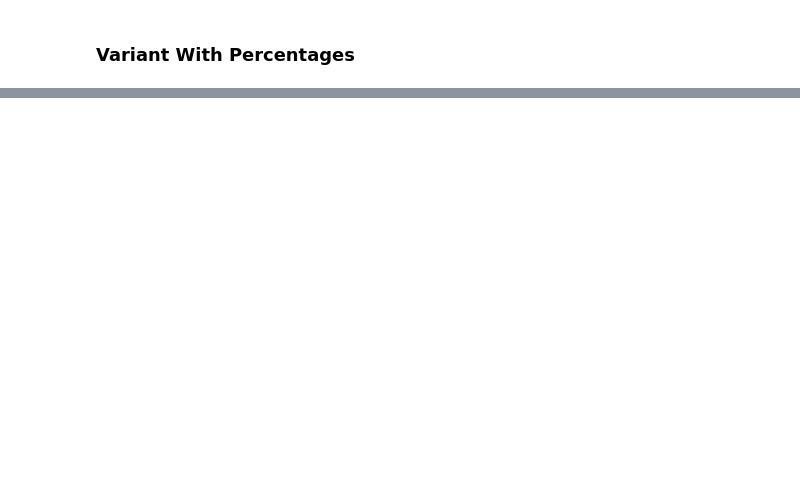
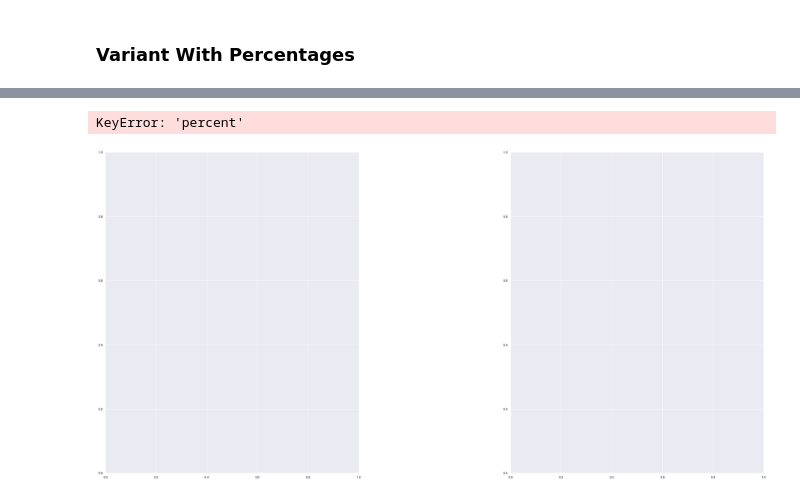
Before and after one commit to haleyej/ala_470_proj, a Jupyter notebook: viz.ipynb, the cells around one changed output, grey strips where cells are left out. Cells and saved outputs as stored; diff of their text form; code cells hidden in the pictures; blank space fills up the shorter version.

```diff
--- a/viz.ipynb
+++ b/viz.ipynb
@@ -330,0 +347,36 @@ df['text_normalized'].str.match(r"obama").sum()
+# %%
+fig, axes = plt.subplots(1, 2)
+fig.set_size_inches(40, 20)
+fig.subplots_adjust(hspace = 0.4, wspace = 0.6)
+
+for i, ax in enumerate(axes.flatten()):
+    if i == 7:
+        break
+    dfs = []
+    for t in types:
+        matches = {}
+        matches_df = df[df['type'] == t]
+
+        for label, target in targets:
+            amount = matches_df['text_normalized'].str.contains(r"{}".format(target)).sum()
+            matches[label] = amount
+
+#         matches = {k:v for k, v in matches.items() if v > 0.01}
+        temp = pd.DataFrame(matches.items(), columns = ['entity', t])
+        dfs.append(temp)
+
+    pcts = pd.concat(dfs)
+#     temp = temp.sort_values(['percent'], ascending = False)
+
+    grid = sns.barplot(x = pcts['percent'], y = pcts['entity'], hue = pcts['type'], ax = ax)
+
+    grid.tick_params(labelsize = 20)
+    grid.set_ylabel('Entities', fontsize = 25)
+    grid.set_xlabel('Percentage of Articles',  fontsize = 25)
+    grid.set_title(f"Type: {t}", fontsize = 25)
+fig.suptitle("Most Common Things Mentioned in Fake News Articles by Type", fontsize = 35)
+
+fig.delaxes(ax)
+# %% [output]
+KeyError: 'percent'
+[figure, added]
```
Also changed, not shown: parts of 18 cells of this notebook.
